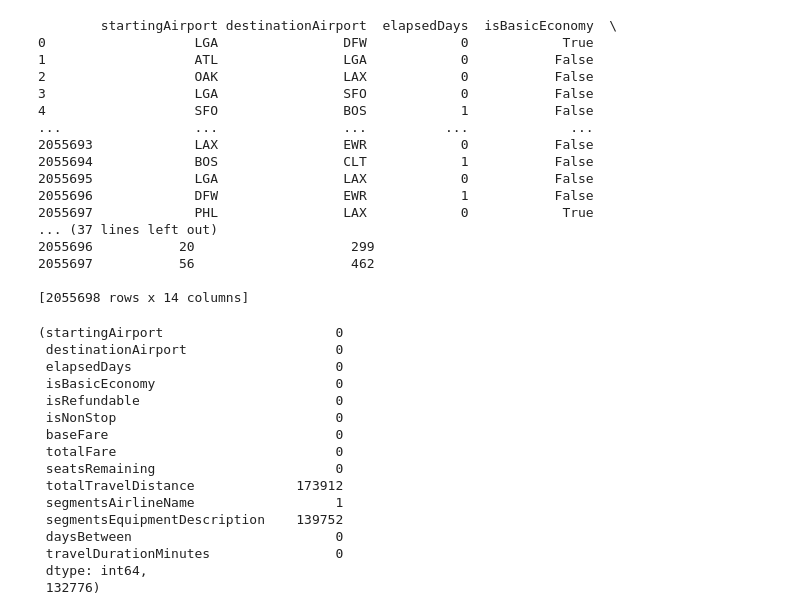
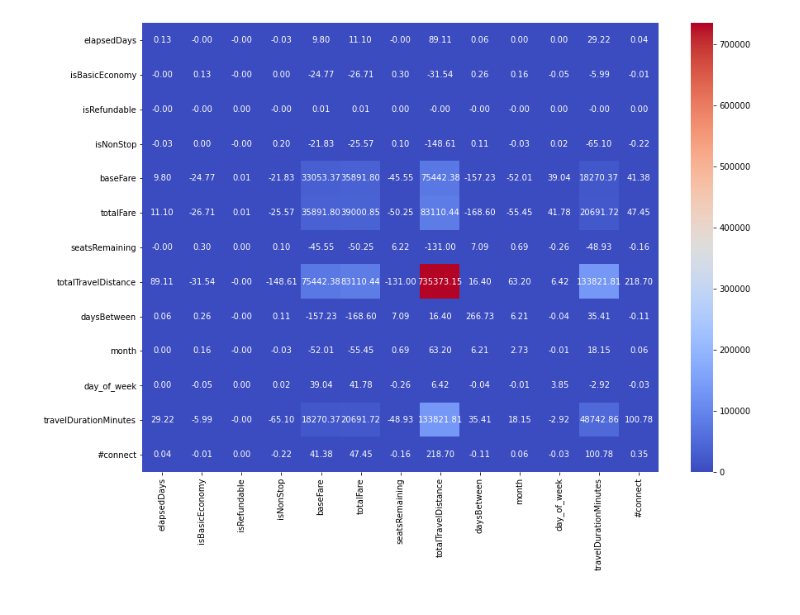
Before and after one commit to charlesyu618/USA-Flight-Prices-Analysis, a Jupyter notebook: project.ipynb, the cells around one changed output. Drawn from its saved outputs; the diff is of its cells as text; code cells hidden in the pictures.

```diff
--- a/project.ipynb
+++ b/project.ipynb
@@ -3,9 +3,4 @@ import pandas as pd
 
 data=pd.read_csv('processed_data.csv')
 data = pd.DataFrame(data)
-data['searchDate'] = pd.to_datetime(data['searchDate'])
-data['flightDate'] = pd.to_datetime(data['flightDate'])
-data['daysBetween'] = (data['flightDate'] - data['searchDate']).dt.days
-data=data.drop(['searchDate', 'flightDate','legId','segmentsCabinCode','fareBasisCode',  'segmentsDepartureTimeEpochSeconds',
-                'segmentsDepartureTimeRaw','segmentsArrivalTimeEpochSeconds','segmentsArrivalTimeRaw','segmentsArrivalAirportCode',
-               'segmentsDepartureAirportCode','segmentsAirlineCode','segmentsDurationInSeconds','segmentsDistance'], axis=1)
+data
@@ -11,0 +54,11 @@ data=data.drop(['searchDate', 'flightDate','legId','segmentsCabinCode','fareBasi
+# %%
+data = data.dropna()
+data['searchDate'] = pd.to_datetime(data['searchDate'])
+data['flightDate'] = pd.to_datetime(data['flightDate'])
+data['daysBetween'] = (data['flightDate'] - data['searchDate']).dt.days
+data=data.drop(['searchDate','legId','segmentsCabinCode','fareBasisCode',  'segmentsDepartureTimeEpochSeconds',
+                'segmentsDepartureTimeRaw','segmentsArrivalTimeEpochSeconds','segmentsArrivalTimeRaw','segmentsArrivalAirportCode',
+               'segmentsDepartureAirportCode','segmentsAirlineCode','segmentsDurationInSeconds','segmentsDistance'], axis=1)
+data['month'] = data['flightDate'].dt.month
+data['day_of_week'] = data['flightDate'].dt.dayofweek
+data
@@ -17,4 +99,7 @@ def convert_duration_to_minutes(duration):
     return hours * 60 + minutes
 
 data['travelDurationMinutes'] = data['travelDuration'].apply(convert_duration_to_minutes)
+data['#connect'] = data['segmentsAirlineName'].str.count(r'\|\|')
 data=data.drop(['travelDuration'], axis=1)
+data.replace({True: 1, False: 0}, inplace=True)
+data
@@ -21,3 +120,14 @@ data=data.drop(['travelDuration'], axis=1)
+# %%
+import seaborn as sns
+import matplotlib.pyplot as plt
+import numpy as np
+plt.figure(figsize=(14,10))
+data_heat = data.drop(columns = ['flightDate','startingAirport','destinationAirport','segmentsAirlineName','segmentsEquipmentDescription'])
+cov_matrix = data_heat.cov()
+sns.heatmap(cov_matrix, annot = True,fmt = '.2f',cmap = 'coolwarm')
+plt.show()
+# %% [output]
+[figure, added]
 # %%
 data = pd.DataFrame(data)
 def keep_before_pipe(text):
@@ -26,49 +136,8 @@ def keep_before_pipe(text):
     else:
         return text
 data['segmentsAirlineName'] = data['segmentsAirlineName'].apply(keep_before_pipe)
+#data = data.drop(columns = ['segmentsEquipmentDescription'])
 data['segmentsEquipmentDescription'] = data['segmentsEquipmentDescription'].apply(keep_before_pipe)
-print(data)
-# %% [output]
-        startingAirport destinationAirport  elapsedDays  isBasicEconomy  \
-0                   LGA                DFW            0            True
-1                   ATL                LGA            0           False
-2                   OAK                LAX            0           False
-3                   LGA                SFO            0           False
-4                   SFO                BOS            1           False
-...                 ...                ...          ...             ...
-2055693             LAX                EWR            0           False
-2055694             BOS                CLT            1           False
-2055695             LGA                LAX            0           False
-2055696             DFW                EWR            1           False
-2055697             PHL                LAX            0            True
-... (37 lines left out)
-2055696           20                    299
-2055697           56                    462
-
-[2055698 rows x 14 columns]
-# %%
-data=pd.read_csv('newdata.csv')
-missing_values = data.isnull().sum()
-duplicates = data.duplicated().sum()
-
-(missing_values, duplicates)
-# %% [output]
-(startingAirport                      0
- destinationAirport                   0
- elapsedDays                          0
- isBasicEconomy                       0
- isRefundable                         0
- isNonStop                            0
- baseFare                             0
- totalFare                            0
- seatsRemaining                       0
- totalTravelDistance             173912
- segmentsAirlineName                  1
- segmentsEquipmentDescription    139752
- daysBetween                          0
- travelDurationMinutes                0
- dtype: int64,
- 132776)
 # %%
 from sklearn.preprocessing import OneHotEncoder
 
```
Also changed, not shown: parts of 11 cells of this notebook, 1 other file.
